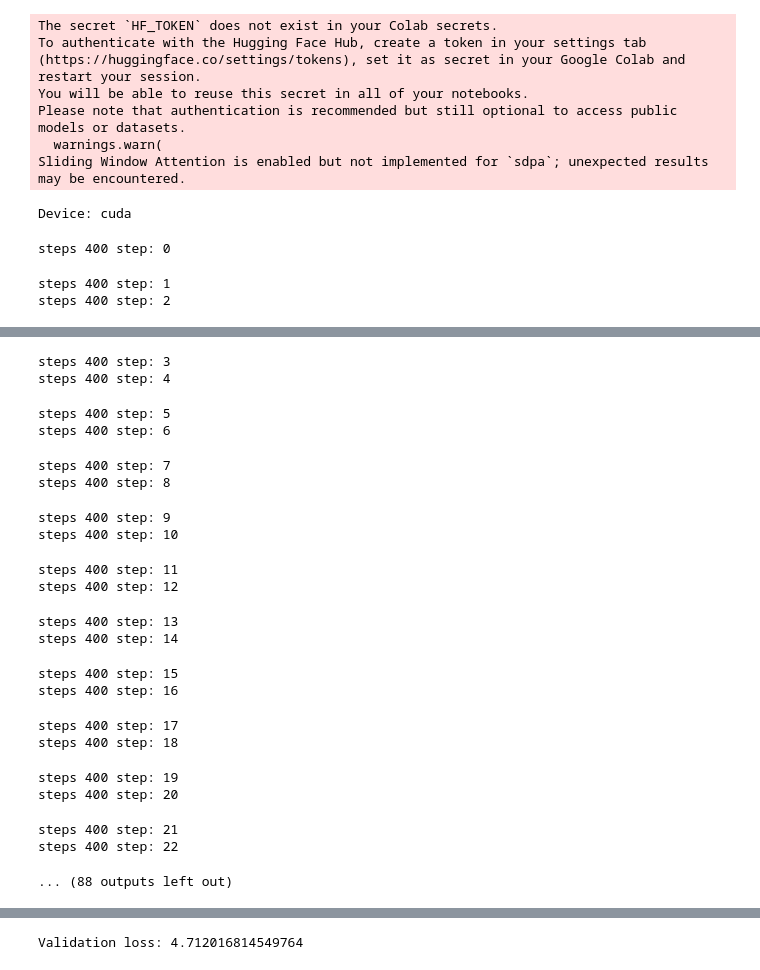
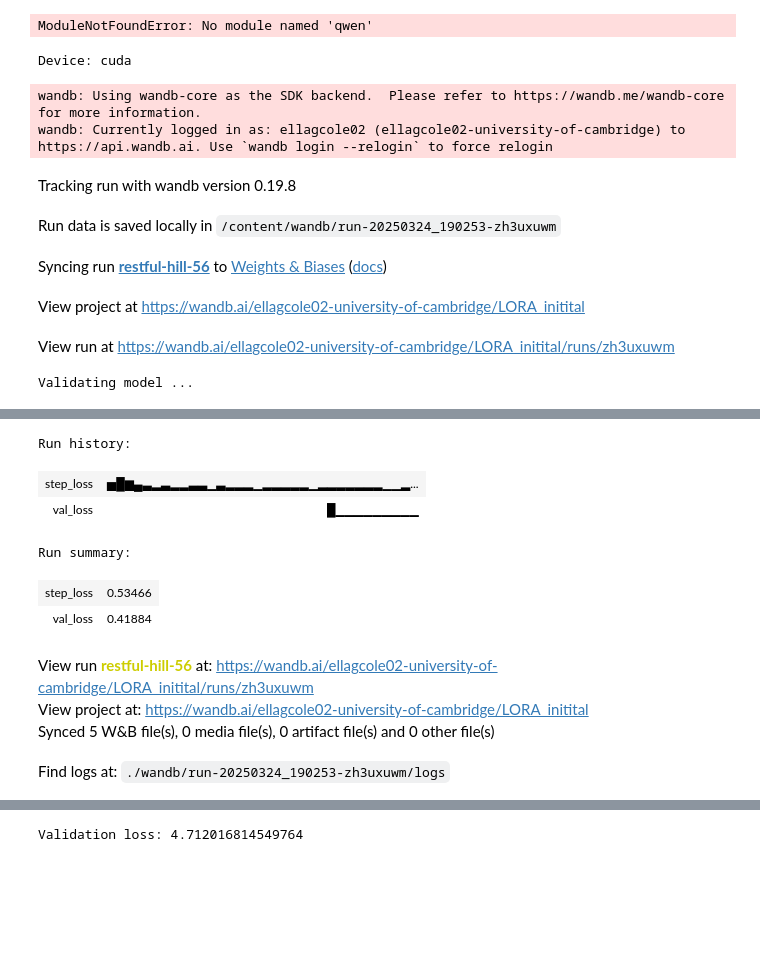
Before and after one commit to ecole41/M2_Coursework, a Jupyter notebook: LORA.ipynb, the cells around one changed output, grey strips where cells are left out. Saved outputs shown, nothing was run; the diff lists cells and outputs as text; code cells hidden in the pictures; blank space fills up the shorter version.

```diff
--- a/LORA.ipynb
+++ b/LORA.ipynb
@@ -24,8 +24,8 @@ GPU 00000000:00:04.0 is currently in use by another process.
 # %%
 import sys
 sys.path.append('./src')
-sys.path.append('M2_Coursework')
-sys.path.append('M2_Coursework/src')
+sys.path.append('content/M2_Coursework')
+sys.path.append('content/M2_Coursework/src')
 
 
 import qwen
@@ -50,12 +50,7 @@ import h5py
 import matplotlib.pyplot as plt
 import numpy as np
 # %% [output]
-The secret `HF_TOKEN` does not exist in your Colab secrets.
-To authenticate with the Hugging Face Hub, create a token in your settings tab (https://huggingface.co/settings/tokens), set it as secret in your Google Colab and restart your session.
-You will be able to reuse this secret in all of your notebooks.
-Please note that authentication is recommended but still optional to access public models or datasets.
-  warnings.warn(
-Sliding Window Attention is enabled but not implemented for `sdpa`; unexpected results may be encountered.
+ModuleNotFoundError: No module named 'qwen'
 # %%
 def validate(model, val_loader, device):
     model.eval()  # Set model to evaluation mode
@@ -159,8 +154,13 @@ train_texts, val_texts, test_texts, norm_factor = load_and_preprocess("/content/
 # %% [output]
 Device: cuda
 # %%
-model_trained, val_loss, train_loss_array, val_loss_array = train_model(train_texts, val_texts, model, tokenizer,sweep=False,lora_rank=4, batch_size=4, learning_rate=1e-5, max_ctx_length=512, steps=2000)
+model_trained, val_loss, train_loss_array, val_loss_array = train_model(train_texts, val_texts, model, tokenizer,sweep=False,lora_rank=4, batch_size=4, learning_rate=1e-5, max_ctx_length=512, steps=5000)
 # %% [output]
-steps 400 step: 0
+wandb: Using wandb-core as the SDK backend.  Please refer to https://wandb.me/wandb-core for more information.
+wandb: Currently logged in as: ellagcole02 (ellagcole02-university-of-cambridge) to https://api.wandb.ai. Use `wandb login --relogin` to force relogin
+Tracking run with wandb version 0.19.8
+Run data is saved locally in /content/wandb/run-20250324_190253-zh3uxuwm
+Syncing run restful-hill-56 to Weights & Biases (docs)
+View project at https://wandb.ai/ellagcole02-university-of-cambridge/LORA_initital
+View run at https://wandb.ai/ellagcole02-university-of-cambridge/LORA_initital/runs/zh3uxuwm
-steps 400 step: 1
-steps 400 step: 2
+Validating model ...
@@ -167,21 +168,10 @@ steps 400 step: 2
-steps 400 step: 3
-steps 400 step: 4
+Run history:
+| step_loss | ▅█▆▄▃▂▃▂▂▃▃▁▃▂▂▂▁▂▂▂▂▂▁▂▂▂▂▂▂▂▁▁▂... |
+| val_loss | █▁▁▁▁▁▁▁▁▁ |
-steps 400 step: 5
-steps 400 step: 6
+Run summary:
-steps 400 step: 7
-steps 400 step: 8
-steps 400 step: 9
-steps 400 step: 10
-steps 400 step: 11
-steps 400 step: 12
-steps 400 step: 13
-steps 400 step: 14
-steps 400 step: 15
-steps 400 step: 16
-steps 400 step: 17
-steps 400 step: 18
-steps 400 step: 19
-steps 400 step: 20
-steps 400 step: 21
-steps 400 step: 22
-... (88 outputs left out)
+| step_loss | 0.53466 |
+| val_loss | 0.41884 |
+View run restful-hill-56 at: https://wandb.ai/ellagcole02-university-of-cambridge/LORA_initital/runs/zh3uxuwm
+View project at: https://wandb.ai/ellagcole02-university-of-cambridge/LORA_initital
+Synced 5 W&B file(s), 0 media file(s), 0 artifact file(s) and 0 other file(s)
+Find logs at: ./wandb/run-20250324_190253-zh3uxuwm/logs
```
Also changed, not shown: parts of 4 cells of this notebook.
